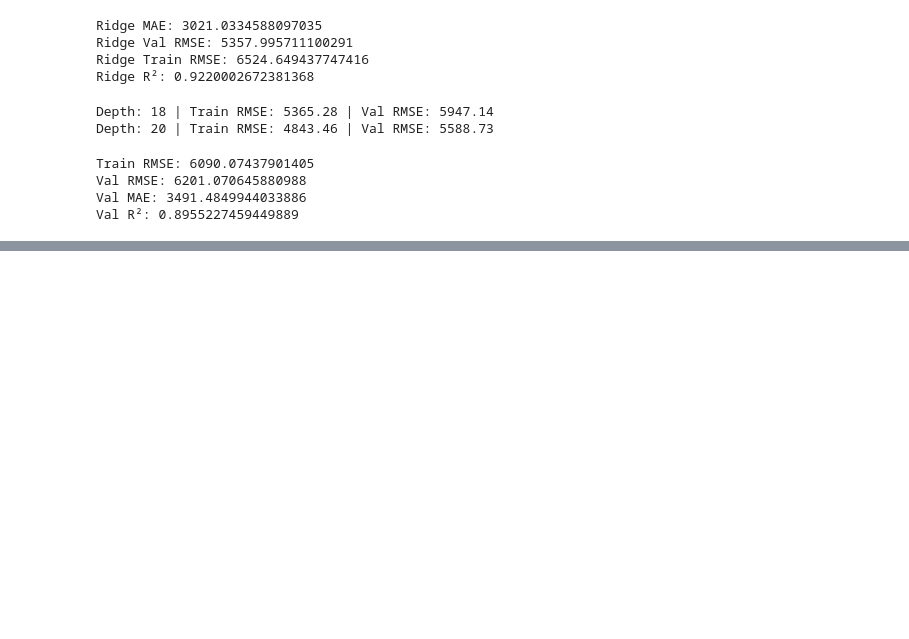
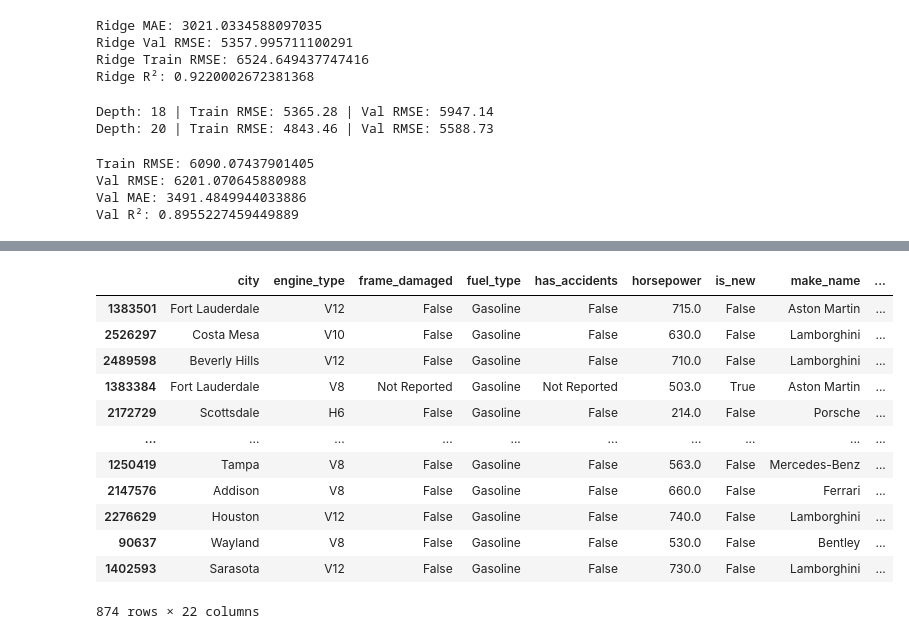
Before and after one commit to CaseyKiiza2026/vehicle-valuation-platform, a Jupyter notebook: notebooks/other_model.ipynb, the cells around one changed output, grey strips where cells are left out. Drawn from its saved outputs; the diff is of its cells as text; code cells hidden in the pictures; blank space fills up the shorter version.

```diff
--- a/notebooks/other_model.ipynb
+++ b/notebooks/other_model.ipynb
@@ -1502,0 +1519,23 @@ Val R²: 0.8955227459449889
+# %%
+# Expensive-car mask
+expensive_mask = y_train > 250_000
+
+# See the expensive vehicles + their prices together
+expensive_cars = X_train.loc[expensive_mask].copy()
+expensive_cars["price"] = y_train.loc[expensive_mask]
+
+expensive_cars
+# %% [output]
+|  | city | engine_type | frame_damaged | fuel_type | has_accidents | horsepower | is_new | make_name | ... |
+| 1383501 | Fort Lauderdale | V12 | False | Gasoline | False | 715.0 | False | Aston Martin | ... |
+| 2526297 | Costa Mesa | V10 | False | Gasoline | False | 630.0 | False | Lamborghini | ... |
+| 2489598 | Beverly Hills | V12 | False | Gasoline | False | 710.0 | False | Lamborghini | ... |
+| 1383384 | Fort Lauderdale | V8 | Not Reported | Gasoline | Not Reported | 503.0 | True | Aston Martin | ... |
+| 2172729 | Scottsdale | H6 | False | Gasoline | False | 214.0 | False | Porsche | ... |
+| ... | ... | ... | ... | ... | ... | ... | ... | ... | ... |
+| 1250419 | Tampa | V8 | False | Gasoline | False | 563.0 | False | Mercedes-Benz | ... |
+| 2147576 | Addison | V8 | False | Gasoline | False | 660.0 | False | Ferrari | ... |
+| 2276629 | Houston | V12 | False | Gasoline | False | 740.0 | False | Lamborghini | ... |
+| 90637 | Wayland | V8 | False | Gasoline | False | 530.0 | False | Bentley | ... |
+| 1402593 | Sarasota | V12 | False | Gasoline | False | 730.0 | False | Lamborghini | ... |
+874 rows × 22 columns
```
Also changed, not shown: parts of 4 cells of this notebook.
